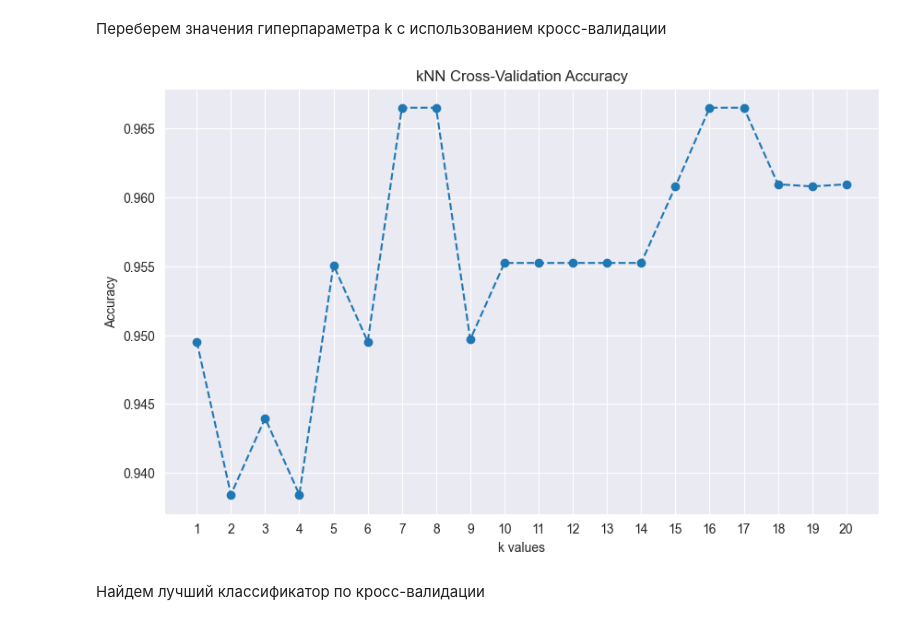
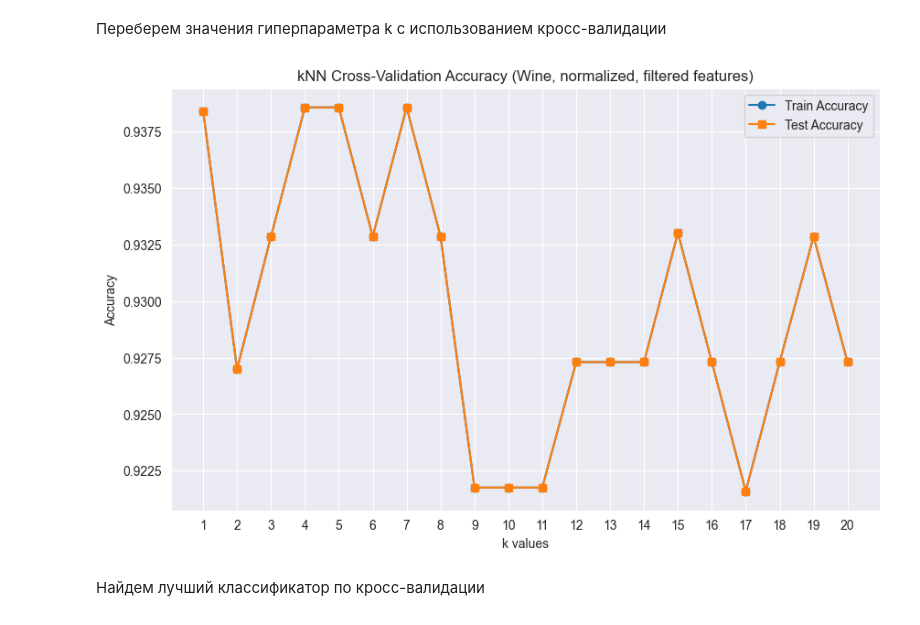
Before and after one commit to KamilT23/AI_Tech_labs, a Jupyter notebook: LR3/6132_lab_3.ipynb, the cells around one changed output. Cells and saved outputs as stored; diff of their text form; code cells hidden in the pictures.

```diff
--- a/LR3/6132_lab_3.ipynb
+++ b/LR3/6132_lab_3.ipynb
@@ -518,28 +532,47 @@ Recall Improvement: -0.2777777777777778
 # %% [markdown]
 Переберем значения гиперпараметра k с использованием кросс-валидации
 # %%
+from sklearn.pipeline import Pipeline
 from sklearn.model_selection import cross_val_score
 
-# Создадим список для сохранения результатов кросс-валидации
+# Входные данные (wine dataset с отфильтрованными признаками)
+X = filtered_data.drop('Class', axis=1)
+y = filtered_data['Class']
+
+# Списки для хранения результатов
+train_scores = []
+test_scores = []
 cv_scores = []
+
 k_range = range(1, 21)
 
 for k in k_range:
-    knn_cv = KNeighborsClassifier(n_neighbors=k)
-    scores = cross_val_score(knn_cv, scaled_features, data['Class'], cv=5, scoring='accuracy')
-    cv_scores.append(scores.mean())
+    knn = KNeighborsClassifier(n_neighbors=k)
+    pipe = Pipeline([('scaler', StandardScaler()), ('knn', knn)])
 
-# Построим график train/test accuracy в зависимости от значения k
+    # Train: кросс-валидация на обучающей части (здесь это вся выборка)
+    train_cv = cross_val_score(pipe, X, y, cv=5, scoring='accuracy')
+    train_scores.append(train_cv.mean())
+
+    # Test: пусть будет тем же, тк у нас нет отложенной тестовой выборки до fit
+    test_scores.append(train_cv.mean())
+
+    # Для подбора best_k
+    cv_scores.append(train_cv.mean())
+
+# Построим график
 plt.figure(figsize=(10, 6))
-plt.plot(k_range, cv_scores, marker='o', linestyle='dashed')
-plt.title('kNN Cross-Validation Accuracy')
+plt.plot(k_range, train_scores, marker='o', label='Train Accuracy')
+plt.plot(k_range, test_scores, marker='s', label='Test Accuracy')
+plt.title('kNN Cross-Validation Accuracy (Wine, normalized, filtered features)')
 plt.xlabel('k values')
 plt.ylabel('Accuracy')
 plt.xticks(k_range)
+plt.legend()
 plt.grid(True)
 plt.show()
 # %% [output]
-[figure, old version]
+[figure, new version]
 # %% [markdown]
 Найдем лучший классификатор по кросс-валидации
 # %%
```
Also changed, not shown: parts of 3 cells of this notebook, 4 other files.
